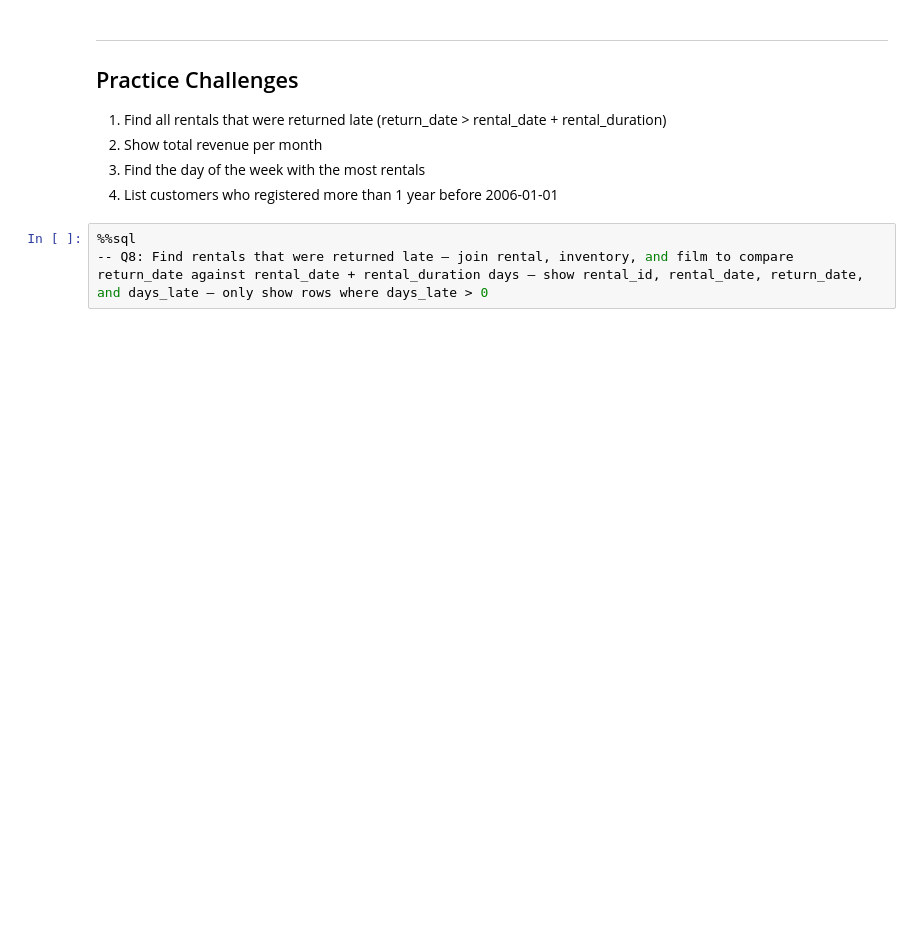
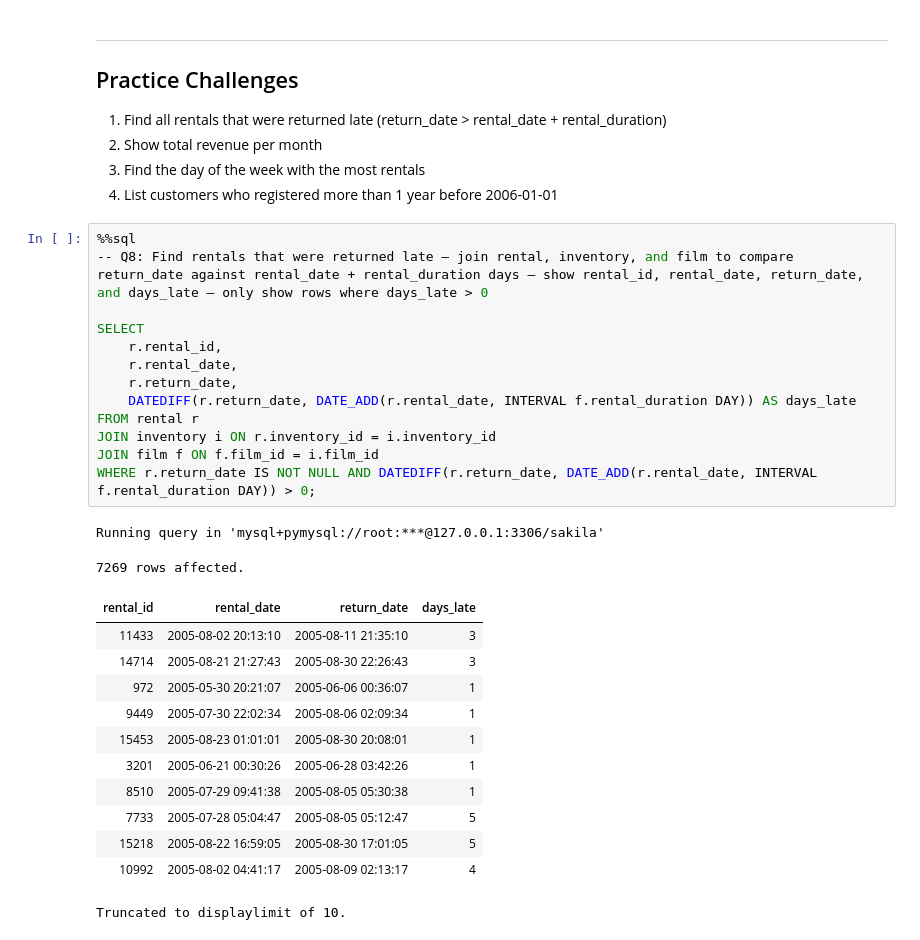
Before and after one commit to yaseen-asaliya/Databases-Notes, a Jupyter notebook: 04-datetime-functions.ipynb, the cells around one changed output. Saved outputs shown, nothing was run; the diff lists cells and outputs as text; blank space fills up the shorter version.

```diff
--- a/04-datetime-functions.ipynb
+++ b/04-datetime-functions.ipynb
@@ -78,5 +231,30 @@ How many rentals per month?
 # %%
 %%sql
 -- Q8: Find rentals that were returned late — join rental, inventory, and film to compare return_date against rental_date + rental_duration days — show rental_id, rental_date, return_date, and days_late — only show rows where days_late > 0
+
+SELECT
+    r.rental_id,
+    r.rental_date,
+    r.return_date,
+    DATEDIFF(r.return_date, DATE_ADD(r.rental_date, INTERVAL f.rental_duration DAY)) AS days_late
+FROM rental r
+JOIN inventory i ON r.inventory_id = i.inventory_id
+JOIN film f ON f.film_id = i.film_id
+WHERE r.return_date IS NOT NULL AND DATEDIFF(r.return_date, DATE_ADD(r.rental_date, INTERVAL f.rental_duration DAY)) > 0;
+# %% [output]
+Running query in 'mysql+pymysql://root:***@127.0.0.1:3306/sakila'
+7269 rows affected.
+| rental_id | rental_date | return_date | days_late |
+| 11433 | 2005-08-02 20:13:10 | 2005-08-11 21:35:10 | 3 |
+| 14714 | 2005-08-21 21:27:43 | 2005-08-30 22:26:43 | 3 |
+| 972 | 2005-05-30 20:21:07 | 2005-06-06 00:36:07 | 1 |
+| 9449 | 2005-07-30 22:02:34 | 2005-08-06 02:09:34 | 1 |
+| 15453 | 2005-08-23 01:01:01 | 2005-08-30 20:08:01 | 1 |
+| 3201 | 2005-06-21 00:30:26 | 2005-06-28 03:42:26 | 1 |
+| 8510 | 2005-07-29 09:41:38 | 2005-08-05 05:30:38 | 1 |
+| 7733 | 2005-07-28 05:04:47 | 2005-08-05 05:12:47 | 5 |
+| 15218 | 2005-08-22 16:59:05 | 2005-08-30 17:01:05 | 5 |
+| 10992 | 2005-08-02 04:41:17 | 2005-08-09 02:13:17 | 4 |
+Truncated to displaylimit of 10.
 # %%
 %%sql
```
Also changed, not shown: parts of 12 cells of this notebook.
